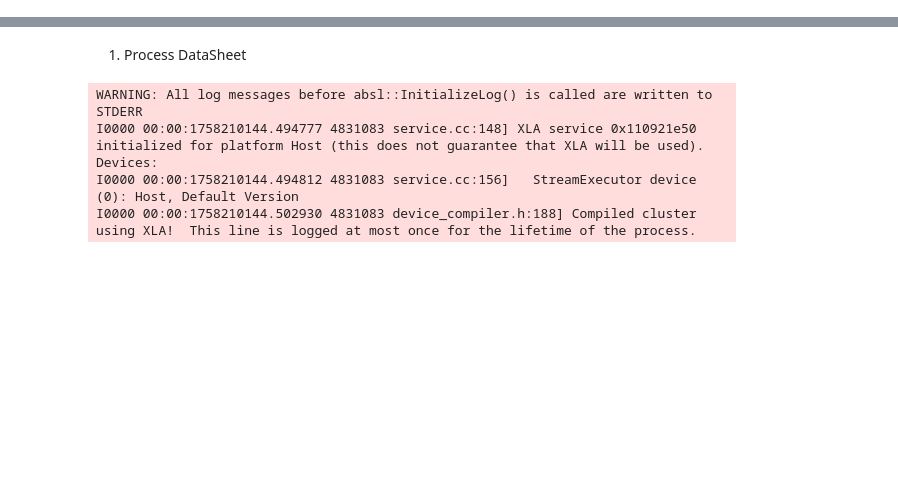
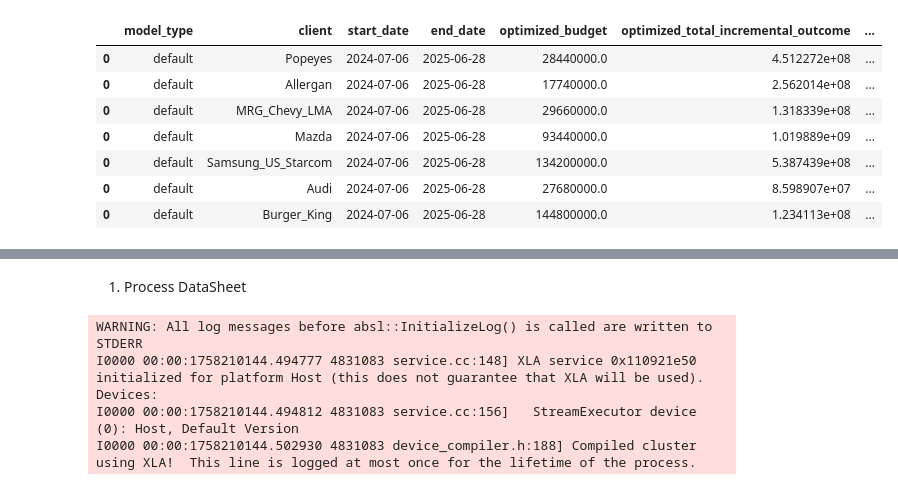
Before and after one commit to Mari1988/meridian, a Jupyter notebook: meridian/planner/notebooks/demo_planner.ipynb, the cells around one changed output, grey strips where cells are left out. Drawn from its saved outputs; the diff is of its cells as text; code cells hidden in the pictures; blank space fills up the shorter version.

Commit message:
optimization working version 1

```diff
--- a/meridian/planner/notebooks/demo_planner.ipynb
+++ b/meridian/planner/notebooks/demo_planner.ipynb
@@ -120,0 +34,39 @@ To silence this warning, decorate the function with @tf.autograph.experimental.d
+# %%
+# Configuration for input excel file
+input_config = {
+
+  # time and geo inputs
+  'time_col': 'week',
+  'geo_col': 'geo',
+  'population_col': 'population',
+
+  # kpi inputs
+  'kpi_col': 'conversions',  #
+  'kpi_type': 'non_revenue',
+  'revenue_per_kpi_col': 'revenue_per_conversion',  # needed if kpi_type is non_revenue
+
+  # impression based media inputs
+  'media_cols': ['Display_impression', 'TV_impression', 'Video_impression'],
+  'media_spend_cols': ['Display_spend', 'TV_spend', 'Video_spend'],
+  'media_channels': ['Display', 'TV', 'Video']
+
+}
+
+# optimization config
+optimization_config = {
+  'fixed_budget': True,
+  'use_kpi': True,
+
+  # spend constraints
+  'spend_constraint_lower': {  # (1 - value)% of historical
+    'Display': 0.3,
+    'TV': 0.3,
+    'Video': 0.3,
+  },
+
+  'spend_constraint_upper': {  # (1 + value)% of historical
+  'Display': 0.3,
+  'TV': 0.3,
+  'Video': 0.3,
+  }
+}
@@ -120,0 +146,11 @@ To silence this warning, decorate the function with @tf.autograph.experimental.d
+# %%
+total_df.query('model_type == "default"')
+# %% [output]
+|  | model_type | client | start_date | end_date | optimized_budget | optimized_total_incremental_outcome | ... |
+| 0 | default | Popeyes | 2024-07-06 | 2025-06-28 | 28440000.0 | 4.512272e+08 | ... |
+| 0 | default | Allergan | 2024-07-06 | 2025-06-28 | 17740000.0 | 2.562014e+08 | ... |
+| 0 | default | MRG_Chevy_LMA | 2024-07-06 | 2025-06-28 | 29660000.0 | 1.318339e+08 | ... |
+| 0 | default | Mazda | 2024-07-06 | 2025-06-28 | 93440000.0 | 1.019889e+09 | ... |
+| 0 | default | Samsung_US_Starcom | 2024-07-06 | 2025-06-28 | 134200000.0 | 5.387439e+08 | ... |
+| 0 | default | Audi | 2024-07-06 | 2025-06-28 | 27680000.0 | 8.598907e+07 | ... |
+| 0 | default | Burger_King | 2024-07-06 | 2025-06-28 | 144800000.0 | 1.234113e+08 | ... |
```
Also changed, not shown: parts of 71 cells of this notebook, 25 other files.
